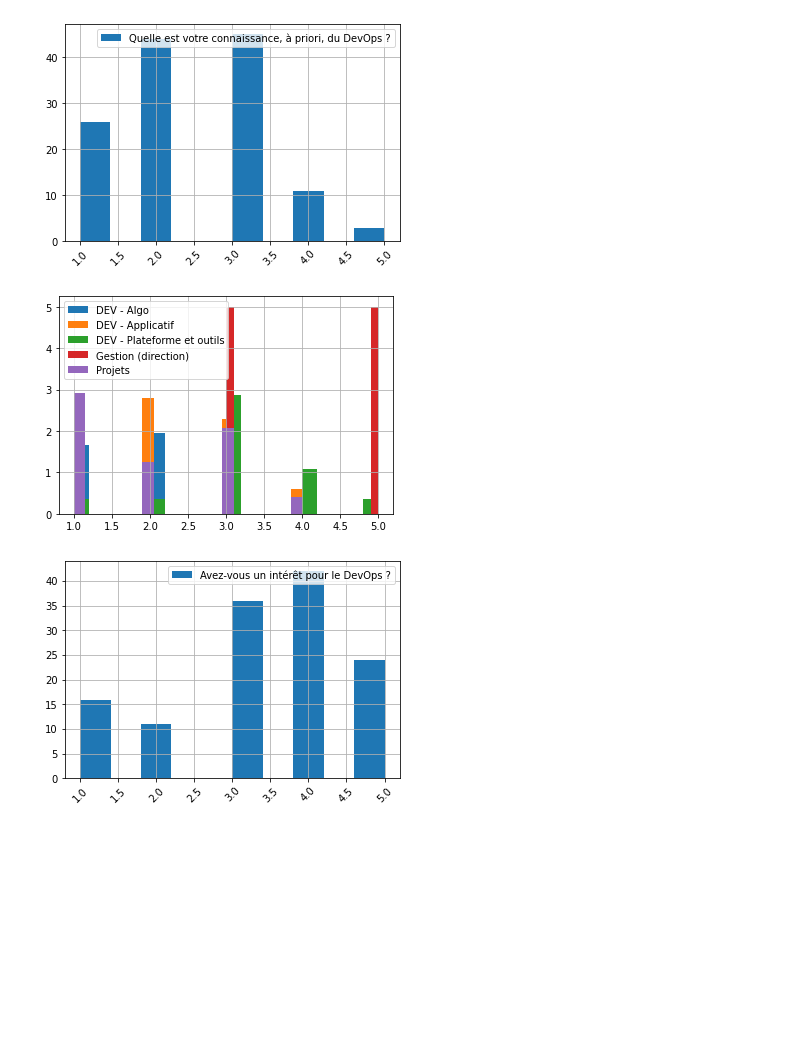
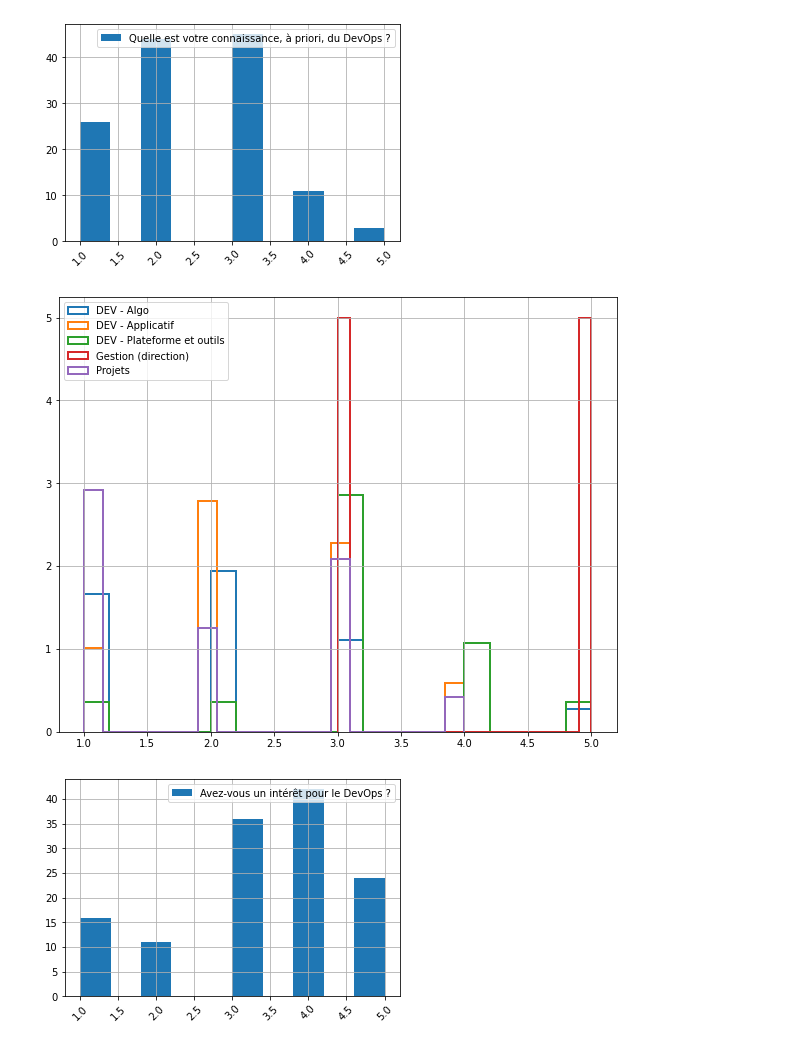
Before and after one commit to delemarchand2020/testColab, a Jupyter notebook: AnalyseSondageDevops.ipynb, the cells around one changed output. Saved outputs shown, nothing was run; the diff lists cells and outputs as text; code cells hidden in the pictures; blank space fills up the shorter version.

```diff
--- a/AnalyseSondageDevops.ipynb
+++ b/AnalyseSondageDevops.ipynb
@@ -37,9 +37,10 @@ dummy = df['Quelle est votre connaissance, à priori, du DevOps ?'].hist(legend=
 [figure]
 # %%
 #@title Connaissance à priori du Devops par secteur - distribution des notes (1 à 5)
-dummy = df.groupby('Mon secteur/groupe')['Quelle est votre connaissance, à priori, du DevOps ?'].hist(legend=True, density=True, bins=20)
+plt.figure(figsize=[10,8])
+dummy = df.groupby('Mon secteur/groupe')['Quelle est votre connaissance, à priori, du DevOps ?'].hist(legend=True, density=True, bins=20,alpha=2, histtype='step', linewidth=2)
 # %% [output]
-[figure, old version]
+[figure, new version]
 # %%
 #@title Intérêt pour le Devops - distribution des notes (1 à 5)
 dummy = df['Avez-vous un intérêt pour le DevOps ?'].hist(legend=True, xrot=45)
```
Also changed, not shown: parts of 1 cell of this notebook.
